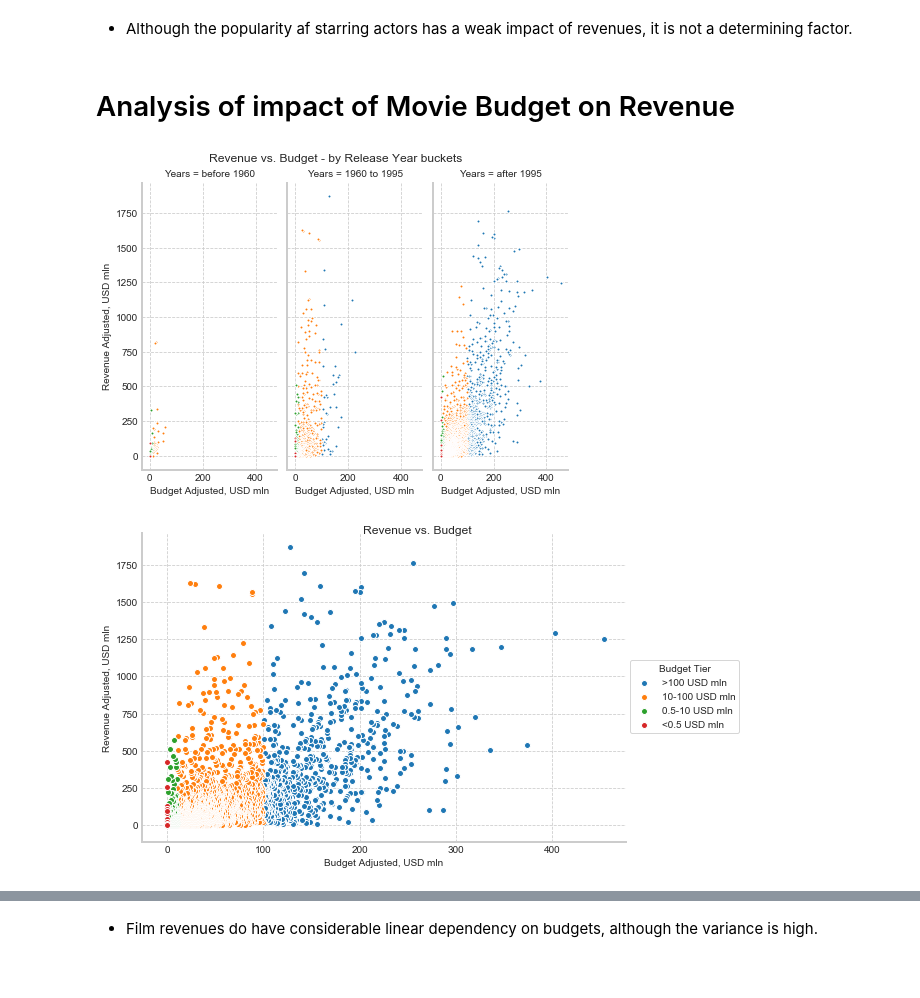
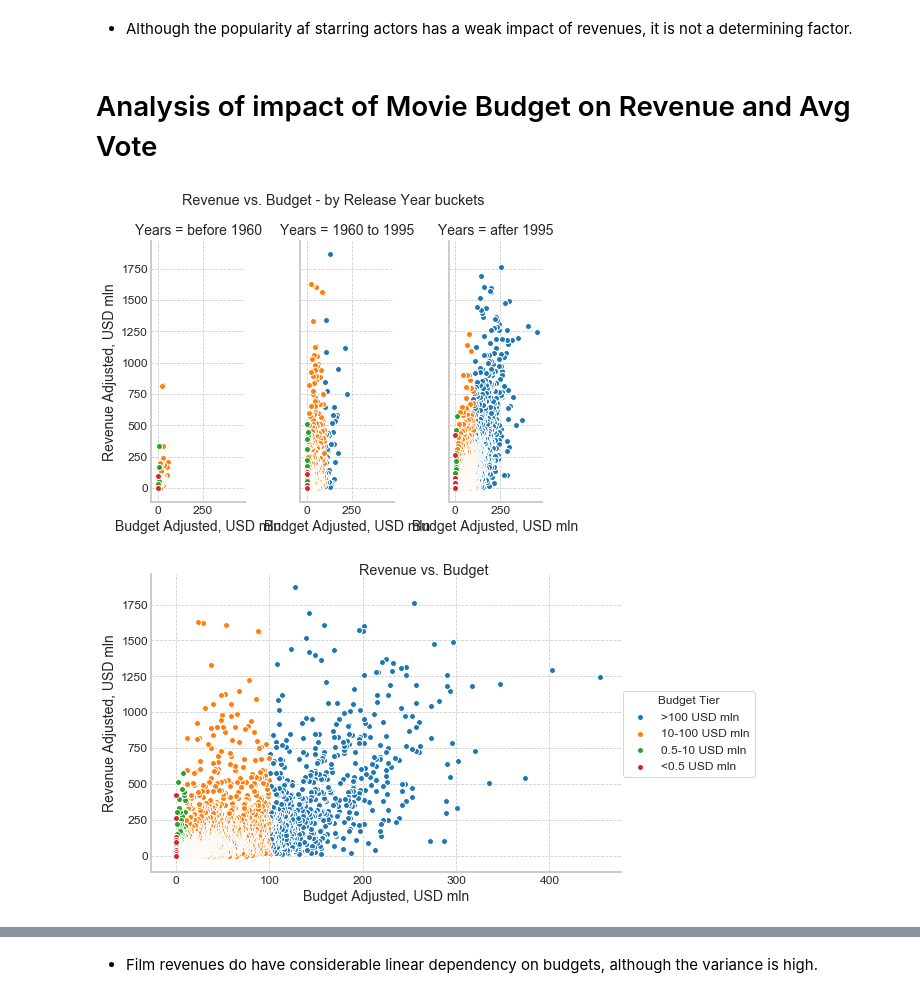
Before and after one commit to CTopham/Team-Green, a Jupyter notebook: Movie_dataset_analysis_Ivan.ipynb, the cells around one changed output, grey strips where cells are left out. Cells and saved outputs as stored; diff of their text form; code cells hidden in the pictures.

```diff
--- a/Movie_dataset_analysis_Ivan.ipynb
+++ b/Movie_dataset_analysis_Ivan.ipynb
@@ -41,12 +41,14 @@ movies_df['Release Year']=movies_df['release_date'].str[:4].astype(float)
 
 movies_count_by_year=movies_df.groupby(by="Release Year")["title"].count().reset_index().rename(columns={"title":"Released Movies Count"})
 
-sns.set_style(style='whitegrid',rc={'axes.linewidth': 2.0, 'legend.frameon': True, 'grid.linestyle': u'--',  'legend.scatterpoints': 1, 'font.size': 10, 'axes.labelsize': 10, 'legend.fontsize': 10, 'axes.titlesize': 8, 'xtick.labelsize': 12, 'ytick.labelsize': 10})
+sns.set_style(style='whitegrid',rc={'axes.linewidth': 2.0, 'legend.frameon': True, 'grid.linestyle': u'--',  'legend.scatterpoints': 1, 'font.size': 10, 'axes.labelsize': 'large', 'legend.fontsize': 10, 'axes.titlesize': 'large', 'xtick.labelsize': 12, 'ytick.labelsize': 10})
+rc={'axes.labelsize': 14, 'font.size': 12, 'legend.fontsize': 12, 'axes.titlesize': 16}
+plt.rcParams.update(**rc)
 plt.figure(figsize=(10,6)) # updated
 movies_count_by_year.plot(x="Release Year",y="Released Movies Count", ax = plt.gca()) # updated
 plt.xticks(np.arange(1900,2021,10))
 plt.yticks(np.arange(0,250,25))
 plt.title("Numbers of Movie Releases Over the Years")# added
-plt.savefig("OutputImages/Numbers of Movie Releases Over the Years.png",dpi=300) #added
+plt.savefig("OutputImages/Numbers of Movie Releases Over the Years.png",dpi=200) #added
 plt.show()
 # %% [output]
@@ -232,26 +243,26 @@ plt.show()
 # %% [markdown]
  - Although the popularity af starring actors has a weak impact of revenues, it is not a determining factor.
 # %% [markdown]
-# Analysis of impact of Movie Budget on Revenue
+# Analysis of impact of Movie Budget on Revenue and Avg Vote
 # %%
 #added
 #movies_money_df.sort_values(["Release Years Bucket"],ascending=[True],inplace=True)
 max_budget=movies_money_df[movies_money_df["Outlier"]==False]["Budget Adjusted, USD mln"].values.max()
 g = sns.FacetGrid(movies_money_df[movies_money_df["Outlier"]==False], col="Years", col_order=year_buckets_labels, hue="Budget Tier", hue_order=list(reversed(budget_buckets_labels)), sharex=True, sharey=True, size=5,aspect=0.45)
-g = g.map(plt.scatter,  'Budget Adjusted, USD mln', 'Revenue Adjusted, USD mln',edgecolor="w",  marker='.')
+g = g.map(plt.scatter,  'Budget Adjusted, USD mln', 'Revenue Adjusted, USD mln',edgecolor="w",  marker='o')
 plt.suptitle("Revenue vs. Budget - by Release Year buckets")
-g.fig.subplots_adjust(top=.90)
+g.fig.subplots_adjust(top=.85)
 plt.savefig("OutputImages/Revenue vs Budget - by Release Year buckets.png",dpi=300) #added
 plt.show()
 # %% [output]
-[figure, old version]
+[figure, new version]
 # %%
 g = sns.pairplot(movies_money_df[~movies_money_df["Outlier"]], x_vars="Budget Adjusted, USD mln", y_vars="Revenue Adjusted, USD mln", hue="Budget Tier", hue_order=list(reversed(budget_buckets_labels)),size=5,aspect=1.5)
 plt.suptitle("Revenue vs. Budget")
 plt.savefig("OutputImages/Revenue vs Budget.png",dpi=300) #added
 plt.show()
 # %% [output]
-[figure, old version]
+[figure, new version]
 # %%
 g = sns.jointplot(data=movies_money_df[movies_money_df["Outlier"]==False], kind="kde",x="Budget Adjusted, USD mln", y="Revenue Adjusted, USD mln", size=5)
 plt.suptitle("Revenue vs. Budget - Density")
```
Also changed, not shown: parts of 17 cells of this notebook, 14 other files.
